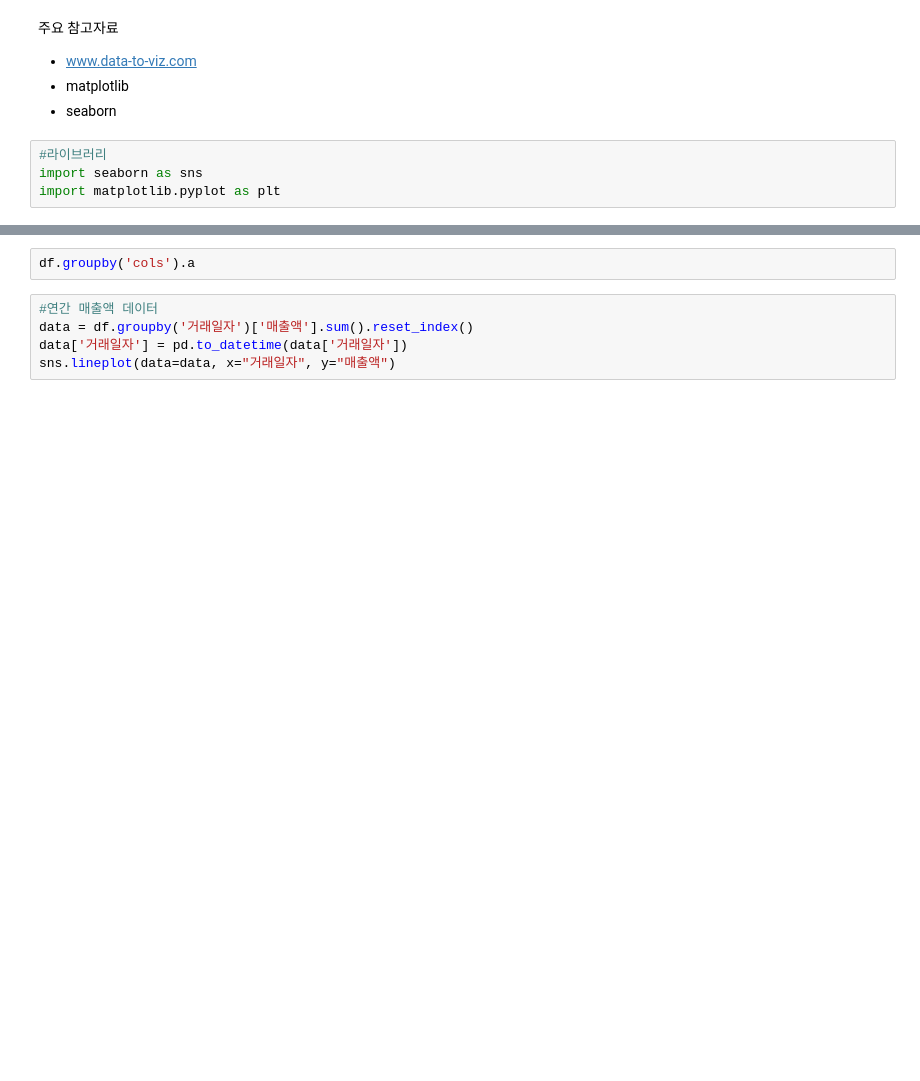
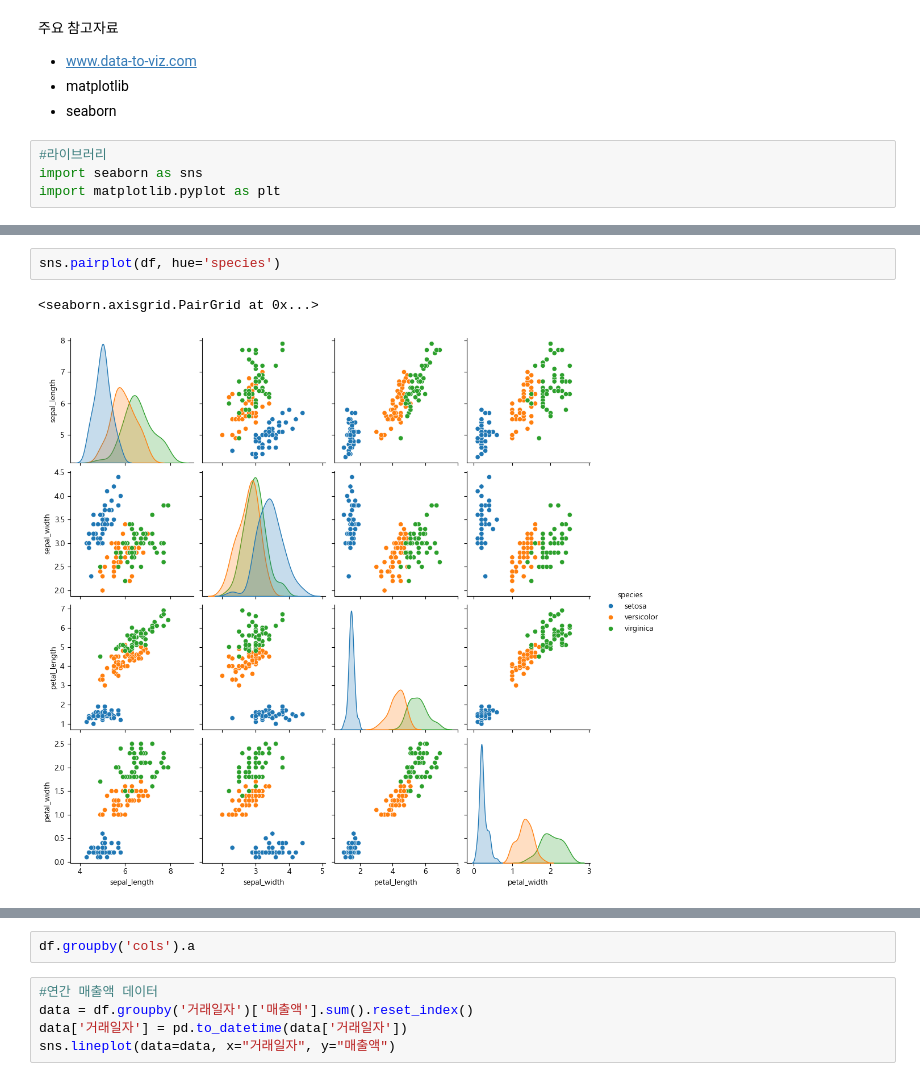
Before and after one commit to pookopook/AIchemist, a Jupyter notebook: ML_lecture/03_python_for_ML/day03.ipynb, the cells around one changed output, grey strips where cells are left out. Cells and saved outputs as stored; diff of their text form; blank space fills up the shorter version.

```diff
--- a/ML_lecture/03_python_for_ML/day03.ipynb
+++ b/ML_lecture/03_python_for_ML/day03.ipynb
@@ -330,0 +430,5 @@ import matplotlib.pyplot as plt
+# %%
+sns.pairplot(df, hue='species')
+# %% [output]
+<seaborn.axisgrid.PairGrid at 0x...>
+[figure, added]
```
Also changed, not shown: parts of 25 cells of this notebook, 3 other files.
